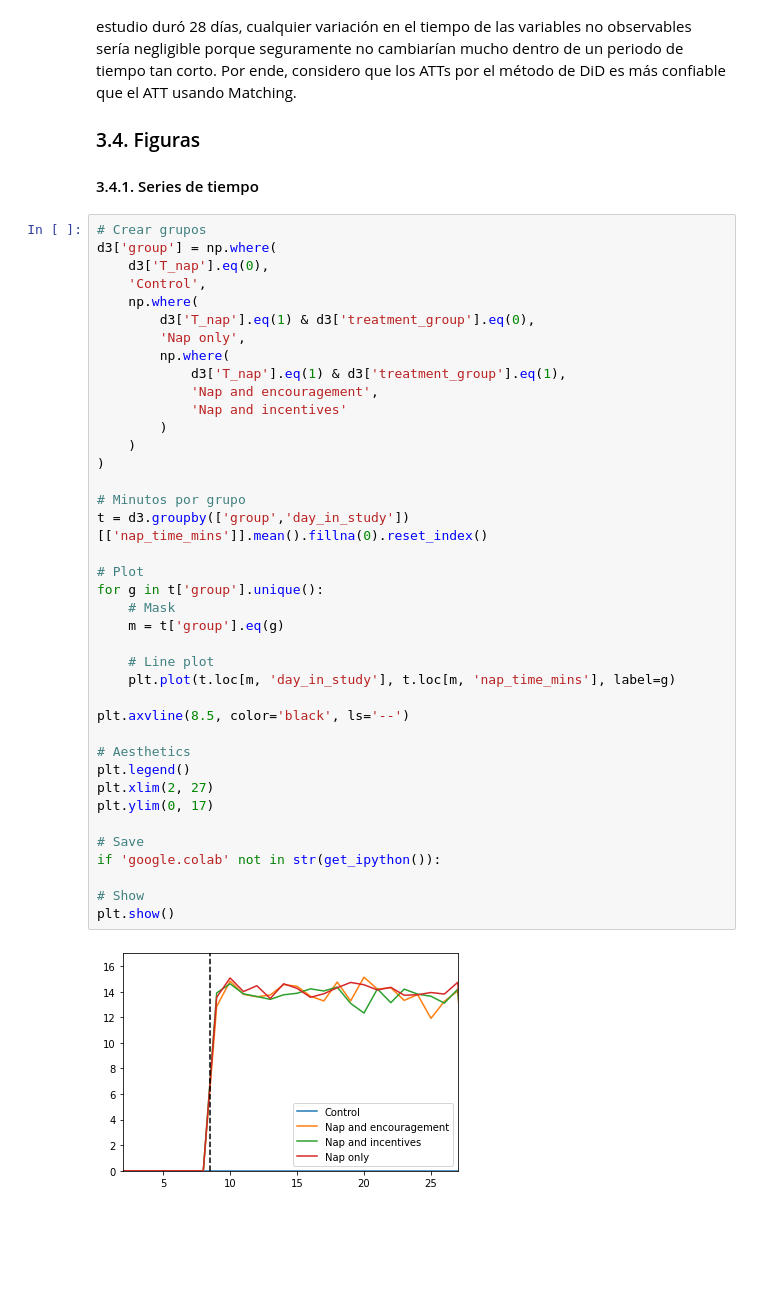
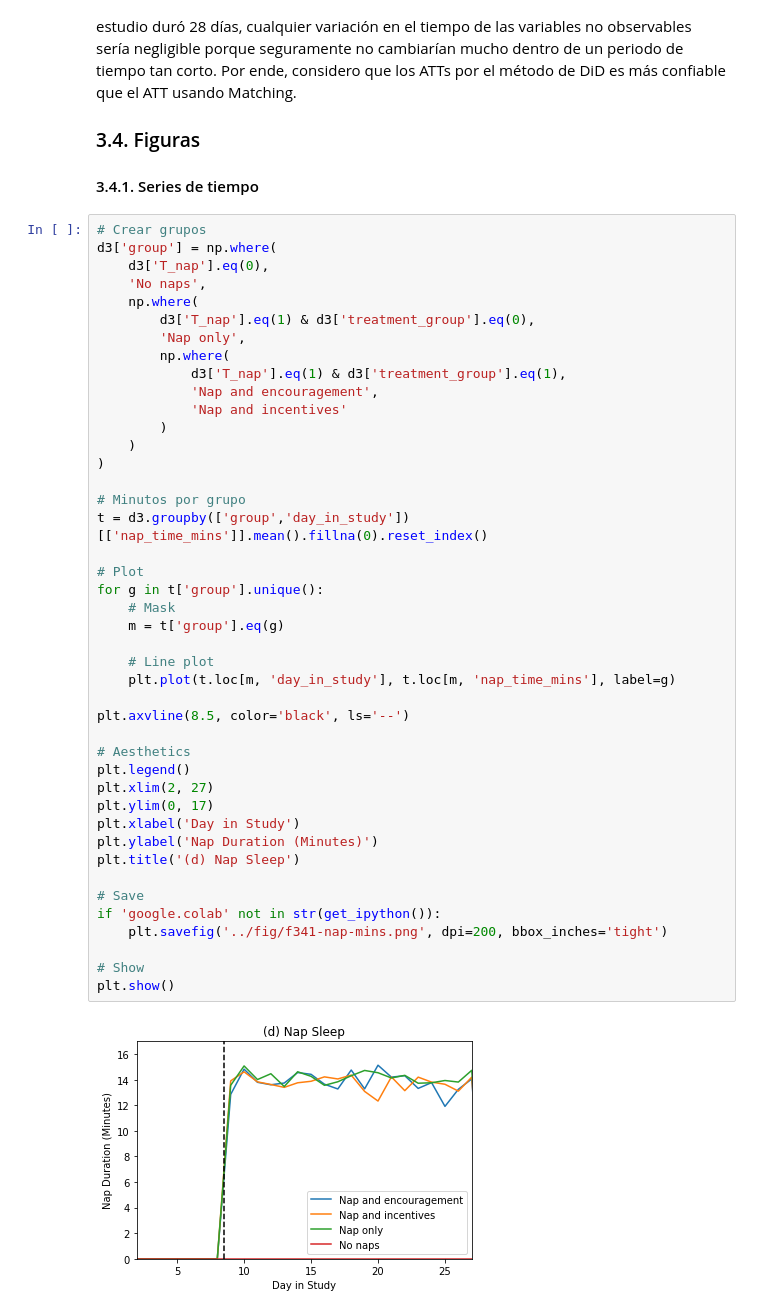
Before and after one commit to ArturoSbr/EmtrAp-hw01, a Jupyter notebook: cod/main.ipynb, the cells around one changed output. Saved outputs shown, nothing was run; the diff lists cells and outputs as text; blank space fills up the shorter version.

Commit message:
Second plot TO-DO distinguish Break Time

```diff
--- a/cod/main.ipynb
+++ b/cod/main.ipynb
@@ -739,7 +739,7 @@ Al tomar la diferencia entre los periodos primero y segundo dentro de cada grupo
 # Crear grupos
 d3['group'] = np.where(
     d3['T_nap'].eq(0),
-    'Control',
+    'No naps',
     np.where(
         d3['T_nap'].eq(1) & d3['treatment_group'].eq(0),
         'Nap only',
@@ -748,31 +748,35 @@ d3['group'] = np.where(
             'Nap and encouragement',
             'Nap and incentives'
         )
     )
 )
 
 # Minutos por grupo
 t = d3.groupby(['group','day_in_study'])[['nap_time_mins']].mean().fillna(0).reset_index()
 
 # Plot
 for g in t['group'].unique():
     # Mask
     m = t['group'].eq(g)
 
     # Line plot
     plt.plot(t.loc[m, 'day_in_study'], t.loc[m, 'nap_time_mins'], label=g)
 
 plt.axvline(8.5, color='black', ls='--')
 
 # Aesthetics
 plt.legend()
 plt.xlim(2, 27)
 plt.ylim(0, 17)
+plt.xlabel('Day in Study')
+plt.ylabel('Nap Duration (Minutes)')
+plt.title('(d) Nap Sleep')
 
 # Save
 if 'google.colab' not in str(get_ipython()):
+    plt.savefig('../fig/f341-nap-mins.png', dpi=200, bbox_inches='tight')
 
 # Show
 plt.show()
 # %% [output]
-[figure, old version]
+[figure, new version]
```
Also changed, not shown: parts of 4 cells of this notebook.
